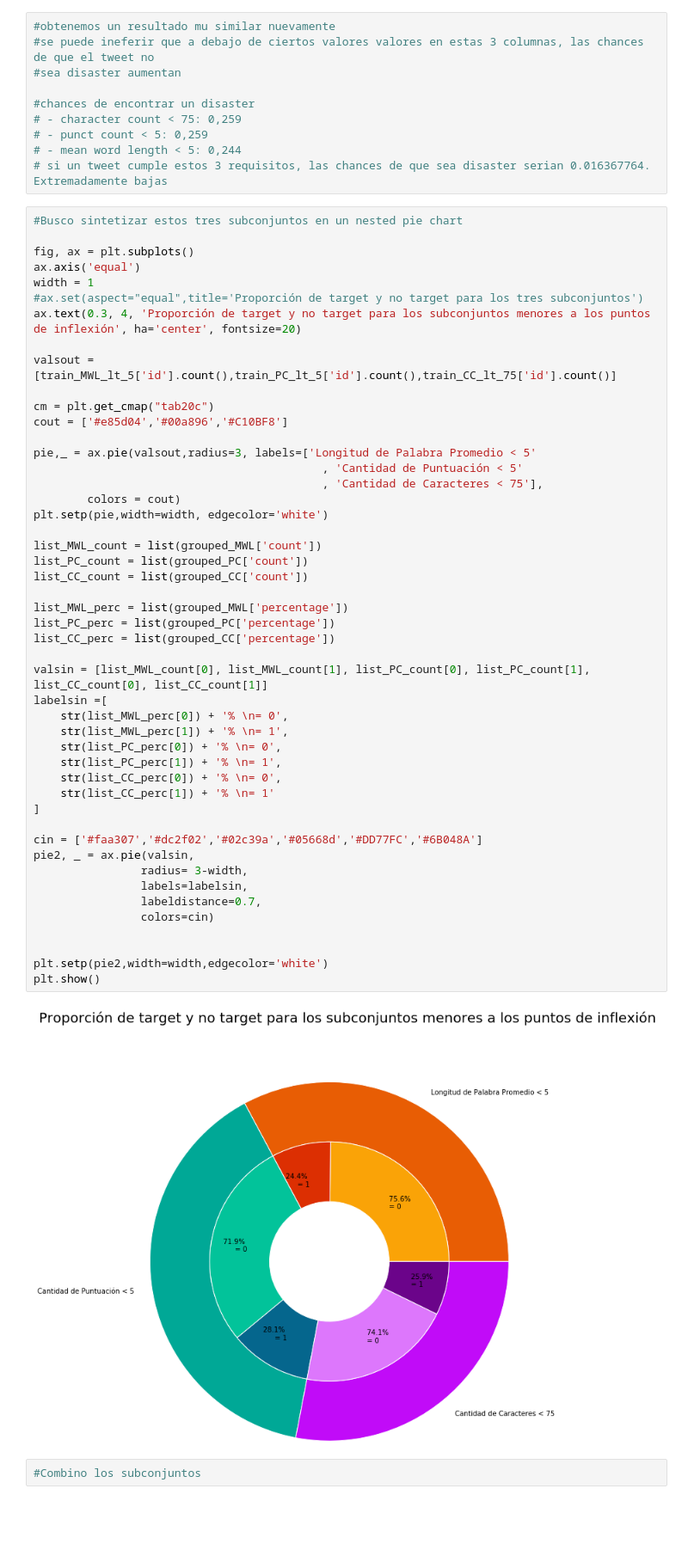
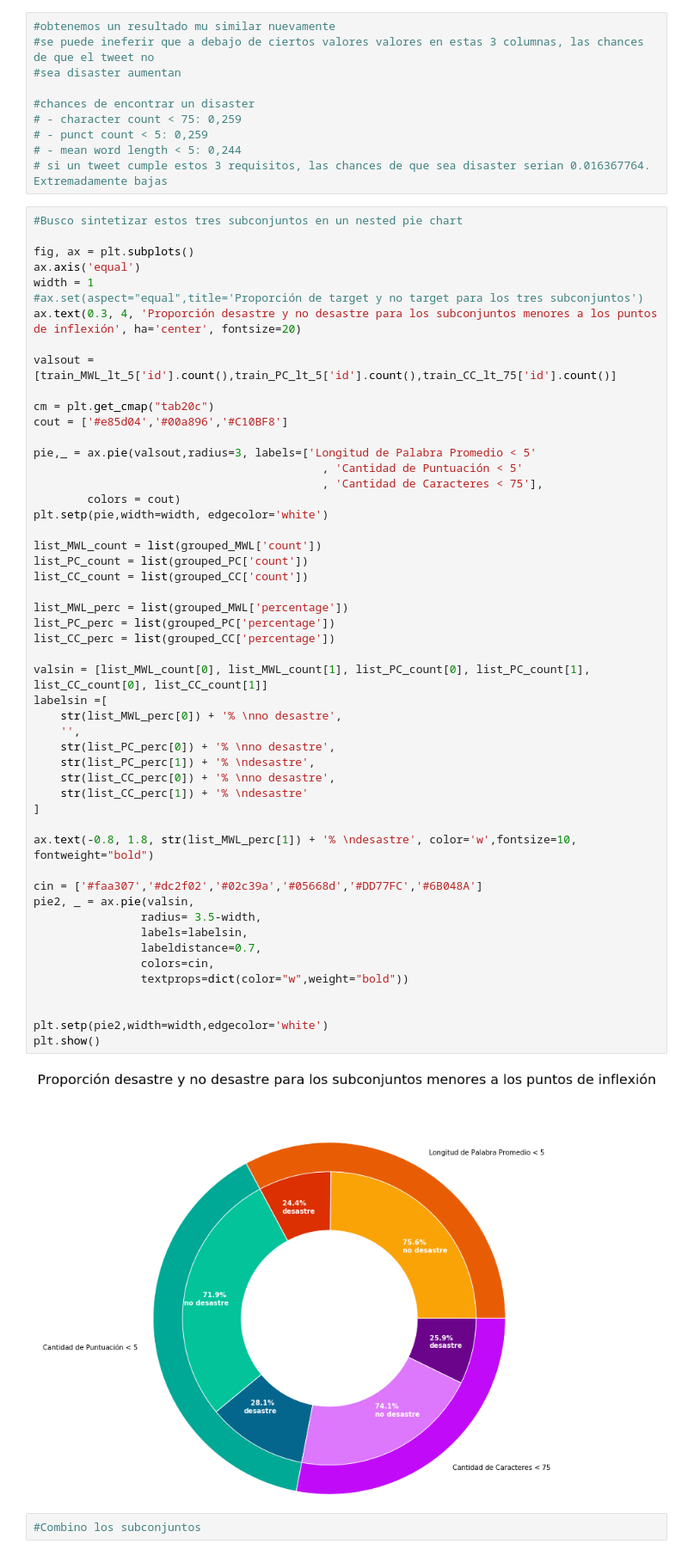
Before and after one commit to AlurrAldrey/OrgaDatosTP, a Jupyter notebook: tp1/CharCount_meanWordLen_PunctCount(LIMPIO).ipynb, the cells around one changed output. Shown at 86% size. Drawn from its saved outputs; the diff is of its cells as text; blank space fills up the shorter version.

```diff
--- a/tp1/CharCount_meanWordLen_PunctCount(LIMPIO).ipynb
+++ b/tp1/CharCount_meanWordLen_PunctCount(LIMPIO).ipynb
@@ -215,49 +215,52 @@ fig, ax = plt.subplots()
 ax.axis('equal')
 width = 1
 #ax.set(aspect="equal",title='Proporción de target y no target para los tres subconjuntos')
-ax.text(0.3, 4, 'Proporción de target y no target para los subconjuntos menores a los puntos de inflexión', ha='center', fontsize=20)
+ax.text(0.3, 4, 'Proporción desastre y no desastre para los subconjuntos menores a los puntos de inflexión', ha='center', fontsize=20)
 
 valsout = [train_MWL_lt_5['id'].count(),train_PC_lt_5['id'].count(),train_CC_lt_75['id'].count()]
 
 cm = plt.get_cmap("tab20c")
 cout = ['#e85d04','#00a896','#C10BF8']
 
 pie,_ = ax.pie(valsout,radius=3, labels=['Longitud de Palabra Promedio < 5'
                                            , 'Cantidad de Puntuación < 5'
                                            , 'Cantidad de Caracteres < 75'],
         colors = cout)
 plt.setp(pie,width=width, edgecolor='white')
 
 list_MWL_count = list(grouped_MWL['count'])
 list_PC_count = list(grouped_PC['count'])
 list_CC_count = list(grouped_CC['count'])
 
 list_MWL_perc = list(grouped_MWL['percentage'])
 list_PC_perc = list(grouped_PC['percentage'])
 list_CC_perc = list(grouped_CC['percentage'])
 
 valsin = [list_MWL_count[0], list_MWL_count[1], list_PC_count[0], list_PC_count[1], list_CC_count[0], list_CC_count[1]]
 labelsin =[
-    str(list_MWL_perc[0]) + '% \n= 0',
-    str(list_MWL_perc[1]) + '% \n= 1',
-    str(list_PC_perc[0]) + '% \n= 0',
-    str(list_PC_perc[1]) + '% \n= 1',
-    str(list_CC_perc[0]) + '% \n= 0',
-    str(list_CC_perc[1]) + '% \n= 1'
+    str(list_MWL_perc[0]) + '% \nno desastre',
+    '',
+    str(list_PC_perc[0]) + '% \nno desastre',
+    str(list_PC_perc[1]) + '% \ndesastre',
+    str(list_CC_perc[0]) + '% \nno desastre',
+    str(list_CC_perc[1]) + '% \ndesastre'
 ]
+
+ax.text(-0.8, 1.8, str(list_MWL_perc[1]) + '% \ndesastre', color='w',fontsize=10, fontweight="bold")
 
 cin = ['#faa307','#dc2f02','#02c39a','#05668d','#DD77FC','#6B048A']
 pie2, _ = ax.pie(valsin,
-                radius= 3-width,
+                radius= 3.5-width,
                 labels=labelsin,
                 labeldistance=0.7,
-                colors=cin)
+                colors=cin,
+                textprops=dict(color="w",weight="bold"))
 
 
 plt.setp(pie2,width=width,edgecolor='white')
 plt.show()
 # %% [output]
-[figure, old version]
+[figure, new version]
 # %%
 #Combino los subconjuntos
 # %%
```
Also changed, not shown: parts of 5 cells of this notebook, 1 other file.
